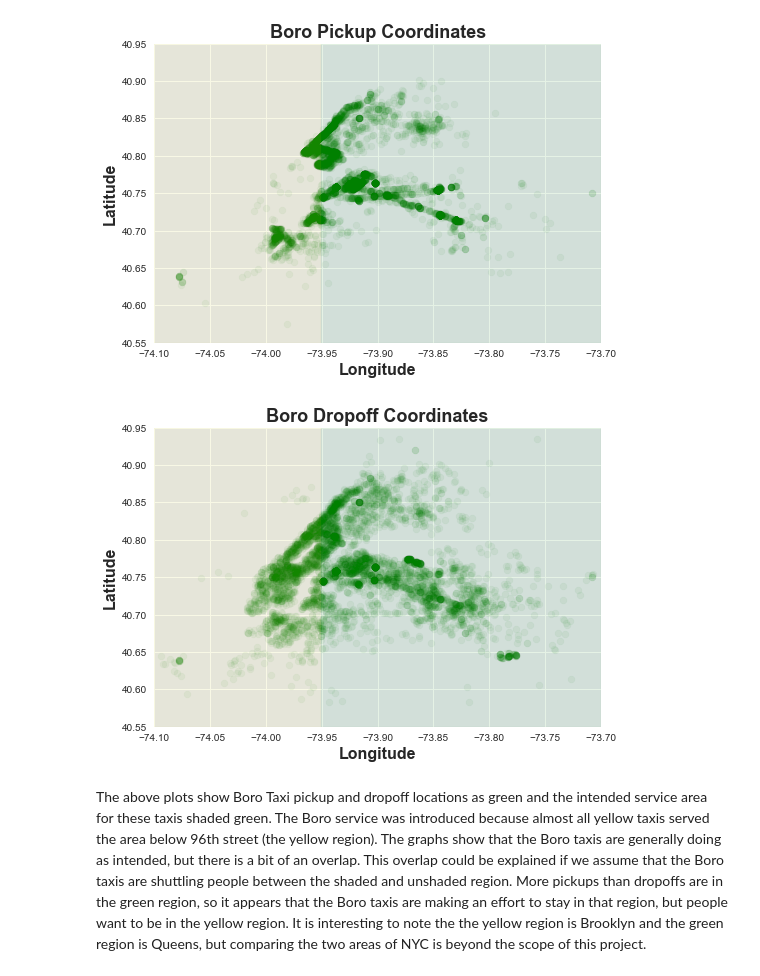
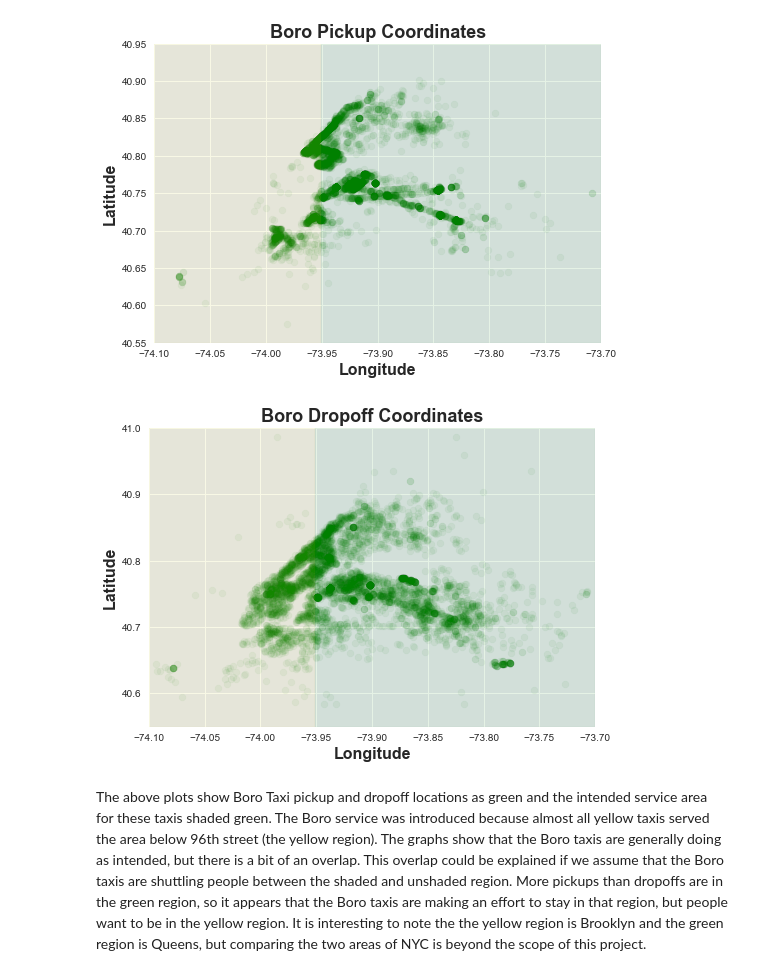
Before and after one commit to HarshaLaxman/NYCBoroTaxiAnalysis, a Jupyter notebook: BoroAgainstTotalTraffic.ipynb, the cells around one changed output. Drawn from its saved outputs; the diff is of its cells as text; code cells hidden in the pictures.

```diff
--- a/BoroAgainstTotalTraffic.ipynb
+++ b/BoroAgainstTotalTraffic.ipynb
@@ -44,35 +44,35 @@ trafficLatDrop = df_traffic['To Lat'].values
 #Plot Boro Pickup and Dropoff
 
 # Plot Boro pickup
 plt.scatter(greenLongPick, greenLatPick,label = 'Intended Boro Service', c='green',alpha=0.05)
 #resize plot to fit data and ignore outliers
 plt.axis([-74.1,-73.7,40.55,40.95])
 #shade intended area for Boro taxis
 plt.axvspan(-73.9511,-73.7, color='g',alpha = .1)
 #shade heavily trafficed yellow taxi area
 plt.axvspan(-74.1,-73.9511, color ='y',alpha = .1)
 #add labels for first plot
 plt.title('Boro Pickup Coordinates', fontsize=18, fontweight='bold')
 plt.xlabel('Longitude', fontsize=16, fontweight='bold')
 plt.ylabel('Latitude', fontsize=16, fontweight='bold')
 plt.show()
 
 # Plot Boro dropoff on a new plot to avoid overlapping the first
 plt.scatter(greenLongDrop, greenLatDrop,c = 'green', alpha=0.05)
 #resize plot to fit data and ignore outliers
-plt.axis([-74.1,-73.7,40.55,40.95])
+plt.axis([-74.1,-73.7,40.55,41])
 #shade intended area for Boro taxis
 plt.axvspan(-73.9511,-73.7, color='g',alpha = .1)
 #shade heavily trafficed yellow taxi area
 plt.axvspan(-74.1,-73.9511, color ='y',alpha = .1)
 #add labels for second plot
 plt.title('Boro Dropoff Coordinates', fontsize=18, fontweight='bold')
 plt.xlabel('Longitude', fontsize=16, fontweight='bold')
 plt.ylabel('Latitude', fontsize=16, fontweight='bold')
 plt.show()
 # %% [output]
 [figure]
-[figure, old version]
+[figure, new version]
 # %% [markdown]
 The above plots show Boro Taxi pickup and dropoff locations as green and the intended service area for these taxis shaded green.  The Boro service was introduced because almost all yellow taxis served the area below 96th street (the yellow region). The graphs show that the Boro taxis are generally doing as intended, but there is a bit of an overlap. This overlap could be explained if we assume that the Boro taxis are shuttling people between the shaded and unshaded region. More pickups than dropoffs are in the green region, so it appears that the Boro taxis are making an effort to stay in that region, but people want to be in the yellow region. It is interesting to note the the yellow region is Brooklyn and the green region is Queens, but comparing the two areas of NYC is beyond the scope of this project.
 # %%
```
Also changed, not shown: 1 other file.
